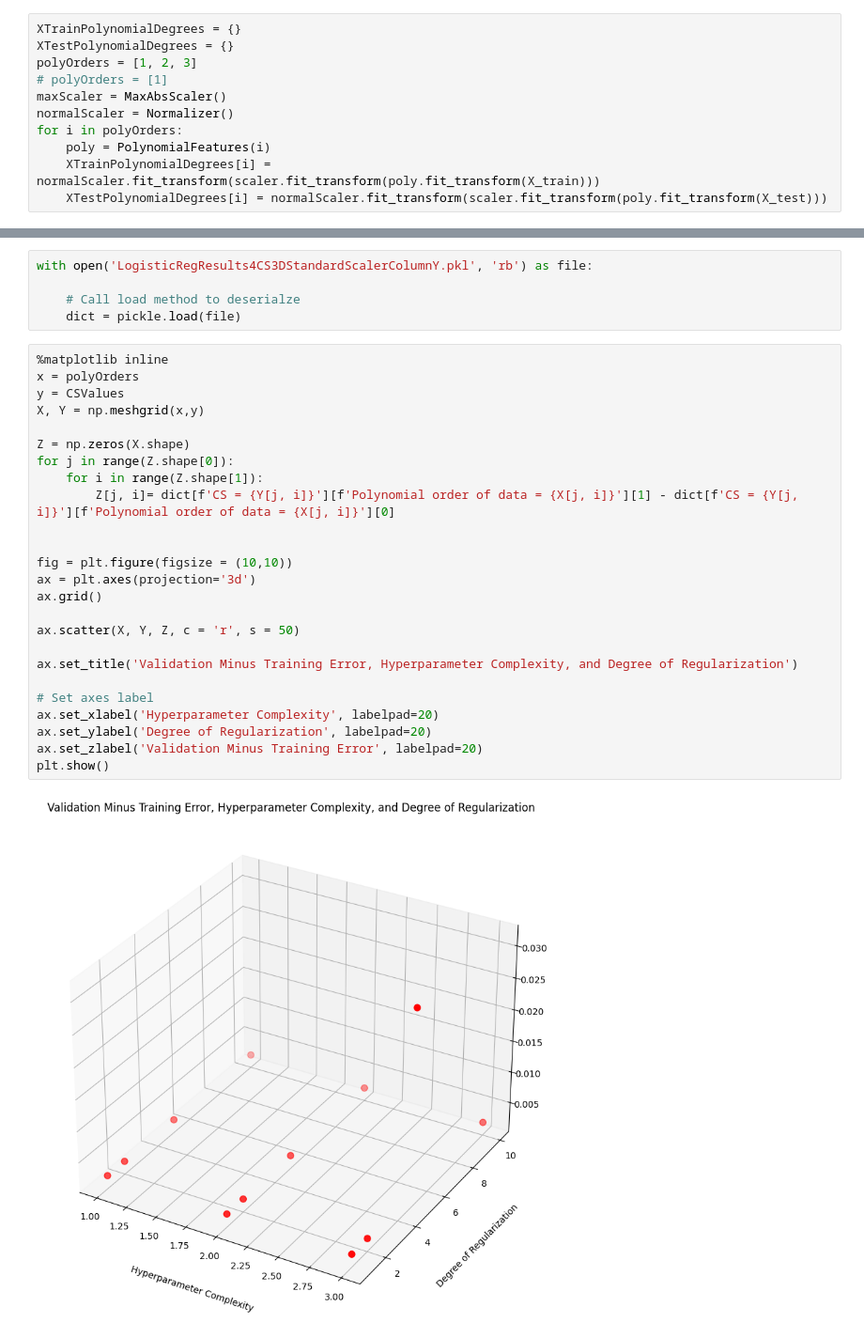
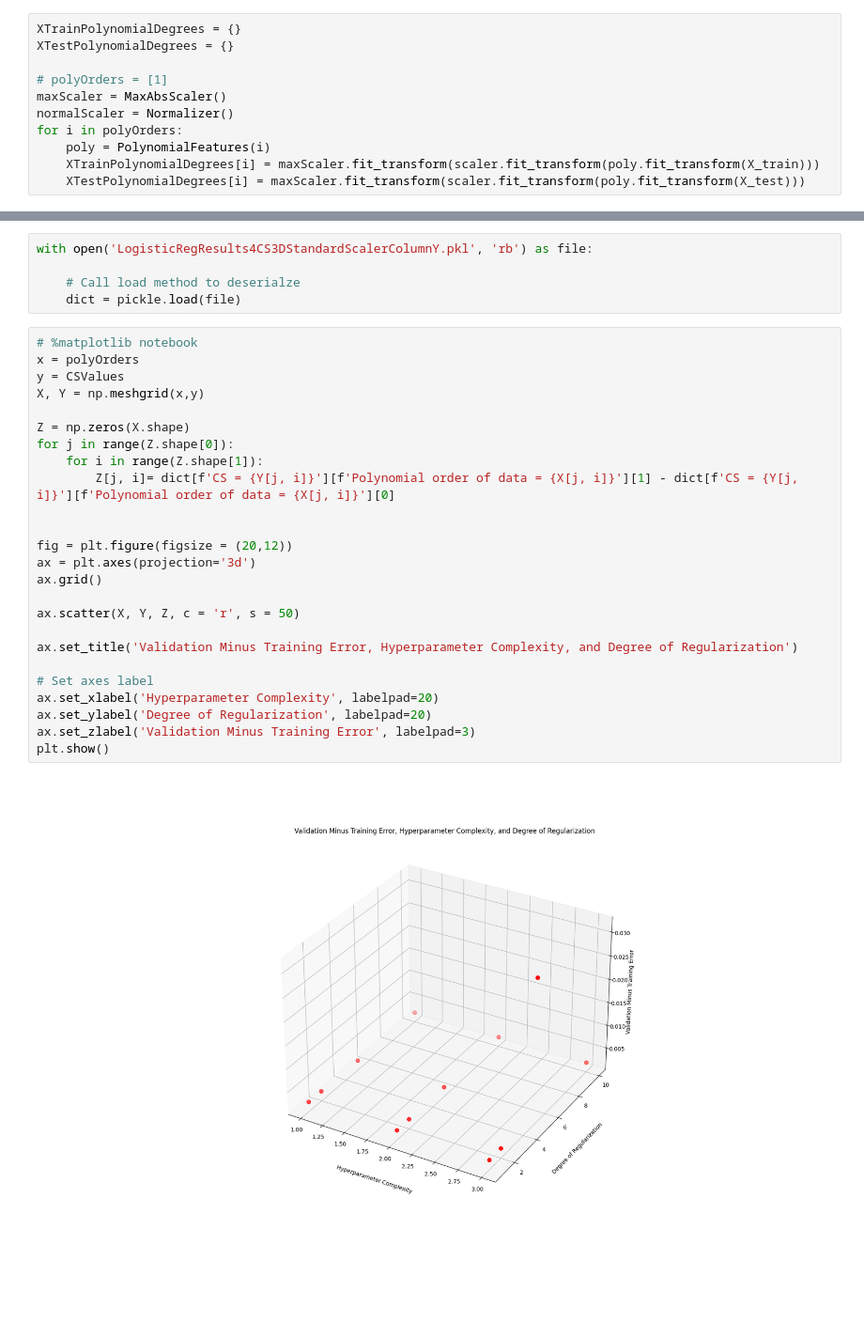
Before and after one commit to BeatrixEB/CS-UY4563.FinalProject, a Jupyter notebook: LogisticReg.ipynb, the cells around one changed output, grey strips where cells are left out. Shown at 94% size. Cells and saved outputs as stored; diff of their text form; blank space fills up the shorter version.

```diff
--- a/LogisticReg.ipynb
+++ b/LogisticReg.ipynb
@@ -98,14 +98,14 @@ X_test = np.hstack((ones2,X_test))
 # %%
 XTrainPolynomialDegrees = {}
 XTestPolynomialDegrees = {}
-polyOrders = [1, 2, 3]
+
 # polyOrders = [1]
 maxScaler = MaxAbsScaler()
 normalScaler = Normalizer()
 for i in polyOrders:
     poly = PolynomialFeatures(i)
-    XTrainPolynomialDegrees[i] = normalScaler.fit_transform(scaler.fit_transform(poly.fit_transform(X_train)))
-    XTestPolynomialDegrees[i] = normalScaler.fit_transform(scaler.fit_transform(poly.fit_transform(X_test)))
+    XTrainPolynomialDegrees[i] = maxScaler.fit_transform(scaler.fit_transform(poly.fit_transform(X_train)))
+    XTestPolynomialDegrees[i] = maxScaler.fit_transform(scaler.fit_transform(poly.fit_transform(X_test)))
 # %%
 # iters = np.array(range(0,num_iters,10))
 # # iters = np.array(range(num_iters))
@@ -221,30 +211,30 @@ with open('LogisticRegResults4CS3DStandardScalerColumnY.pkl', 'rb') as file:
     # Call load method to deserialze
     dict = pickle.load(file)
 # %%
-%matplotlib inline
+# %matplotlib notebook
 x = polyOrders
 y = CSValues
 X, Y = np.meshgrid(x,y)
 
 Z = np.zeros(X.shape)
 for j in range(Z.shape[0]):
     for i in range(Z.shape[1]):
         Z[j, i]= dict[f'CS = {Y[j, i]}'][f'Polynomial order of data = {X[j, i]}'][1] - dict[f'CS = {Y[j, i]}'][f'Polynomial order of data = {X[j, i]}'][0]
 
 
-fig = plt.figure(figsize = (10,10))
+fig = plt.figure(figsize = (20,12))
 ax = plt.axes(projection='3d')
 ax.grid()
 
 ax.scatter(X, Y, Z, c = 'r', s = 50)
 
 ax.set_title('Validation Minus Training Error, Hyperparameter Complexity, and Degree of Regularization')
 
 # Set axes label
 ax.set_xlabel('Hyperparameter Complexity', labelpad=20)
 ax.set_ylabel('Degree of Regularization', labelpad=20)
-ax.set_zlabel('Validation Minus Training Error', labelpad=20)
+ax.set_zlabel('Validation Minus Training Error', labelpad=3)
 plt.show()
 # %% [output]
-[figure, old version]
+[figure, new version]
 # %%
```
Also changed, not shown: parts of 6 cells of this notebook, 1 other file.
